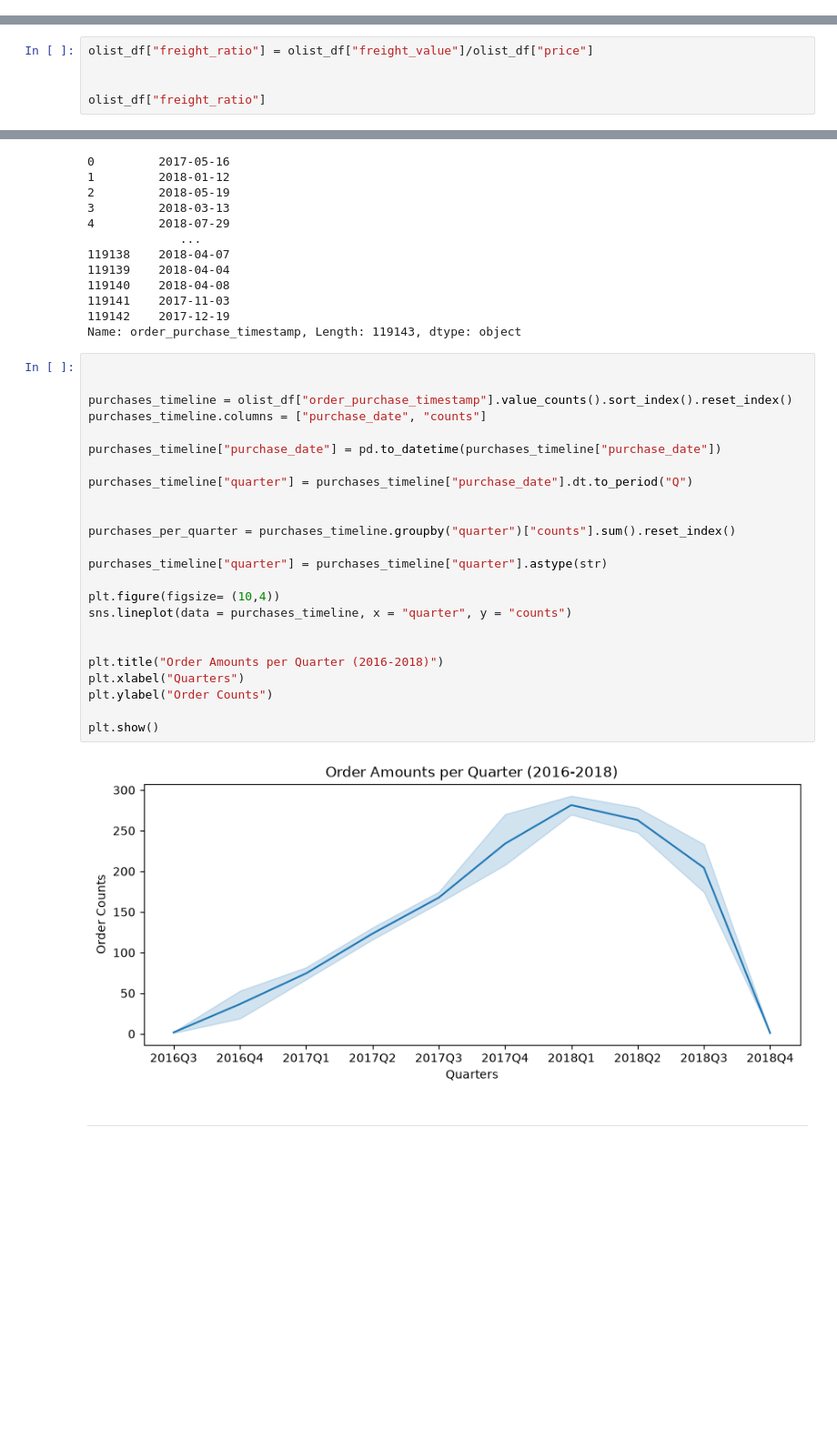
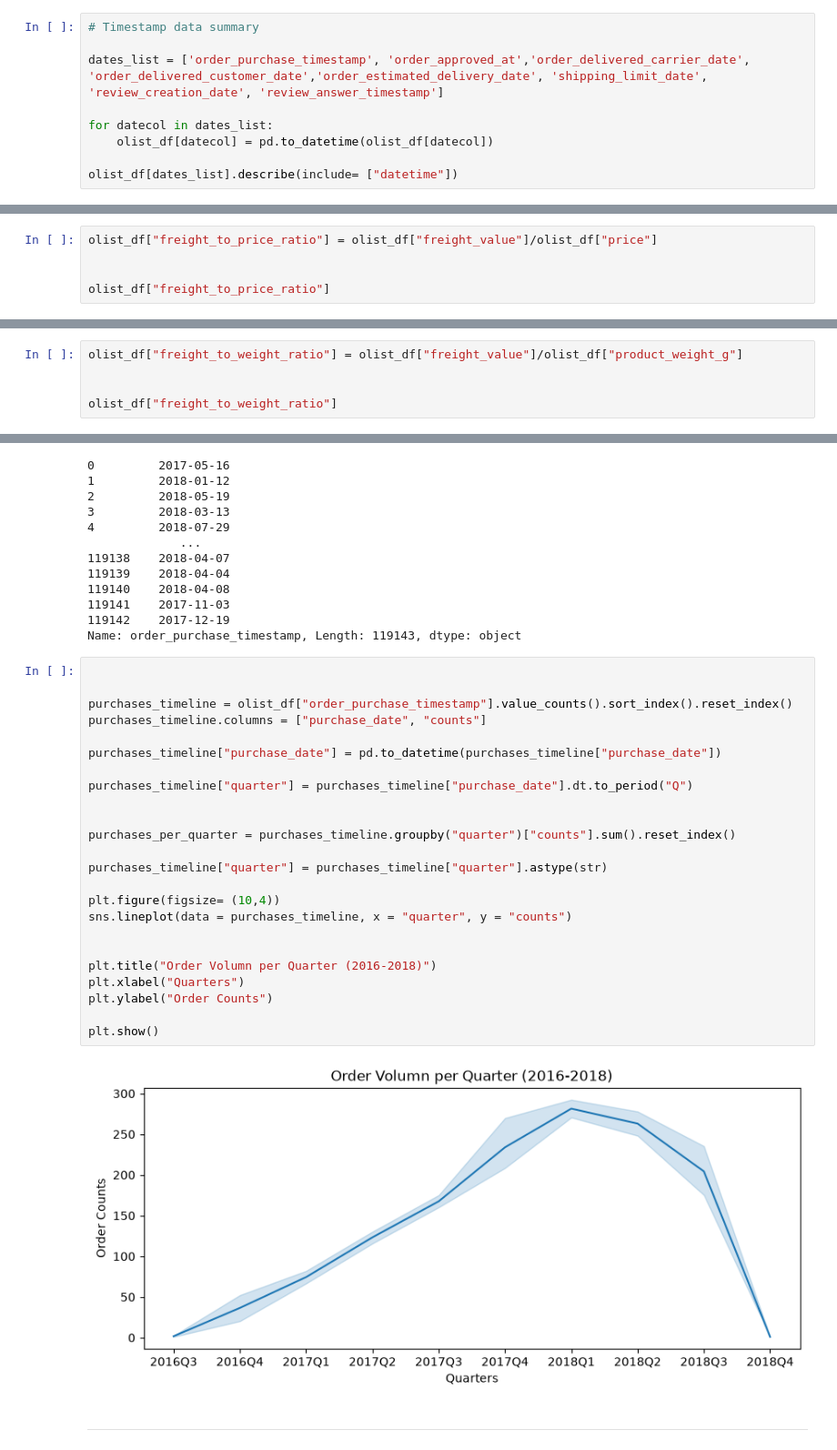
Before and after one commit to SilvanaKoga/tfm-uned-churn, a Jupyter notebook: Notebooks/EDA.ipynb, the cells around one changed output, grey strips where cells are left out. Shown at 91% size. Cells and saved outputs as stored; diff of their text form; blank space fills up the shorter version.

```diff
--- a/Notebooks/EDA.ipynb
+++ b/Notebooks/EDA.ipynb
@@ -94,0 +125,9 @@ olist_df[in_list].describe()
+# %%
+# Timestamp data summary
+
+dates_list = ['order_purchase_timestamp', 'order_approved_at','order_delivered_carrier_date', 'order_delivered_customer_date','order_estimated_delivery_date', 'shipping_limit_date', 'review_creation_date', 'review_answer_timestamp']
+
+for datecol in dates_list:
+    olist_df[datecol] = pd.to_datetime(olist_df[datecol])
+
+olist_df[dates_list].describe(include= ["datetime"])
@@ -222,10 +329,10 @@ plt.show()
 # %% [markdown]
 Freight ratio
 # %%
-olist_df["freight_ratio"] = olist_df["freight_value"]/olist_df["price"]
+olist_df["freight_to_price_ratio"] = olist_df["freight_value"]/olist_df["price"]
 
 
-olist_df["freight_ratio"]
+olist_df["freight_to_price_ratio"]
 # %% [output]
 0         0.175054
 1         0.160830
@@ -252,0 +363,5 @@ plt.show()
+# %%
+olist_df["freight_to_weight_ratio"] = olist_df["freight_value"]/olist_df["product_weight_g"]
+
+
+olist_df["freight_to_weight_ratio"]
@@ -287,29 +435,29 @@ Name: order_purchase_timestamp, Length: 119143, dtype: object
 # %%
 
 
 purchases_timeline = olist_df["order_purchase_timestamp"].value_counts().sort_index().reset_index()
 purchases_timeline.columns = ["purchase_date", "counts"]
 
 purchases_timeline["purchase_date"] = pd.to_datetime(purchases_timeline["purchase_date"])
 
 purchases_timeline["quarter"] = purchases_timeline["purchase_date"].dt.to_period("Q")
 
 
 purchases_per_quarter = purchases_timeline.groupby("quarter")["counts"].sum().reset_index()
 
 purchases_timeline["quarter"] = purchases_timeline["quarter"].astype(str)
 
 plt.figure(figsize= (10,4))
 sns.lineplot(data = purchases_timeline, x = "quarter", y = "counts")
 
 
-plt.title("Order Amounts per Quarter (2016-2018)")
+plt.title("Order Volumn per Quarter (2016-2018)")
 plt.xlabel("Quarters")
 plt.ylabel("Order Counts")
 
 plt.show()
 # %% [output]
-[figure, old version]
+[figure, new version]
 # %% [markdown]
 -----
 # %% [markdown]
```
Also changed, not shown: parts of 23 cells of this notebook, 4 other files.
